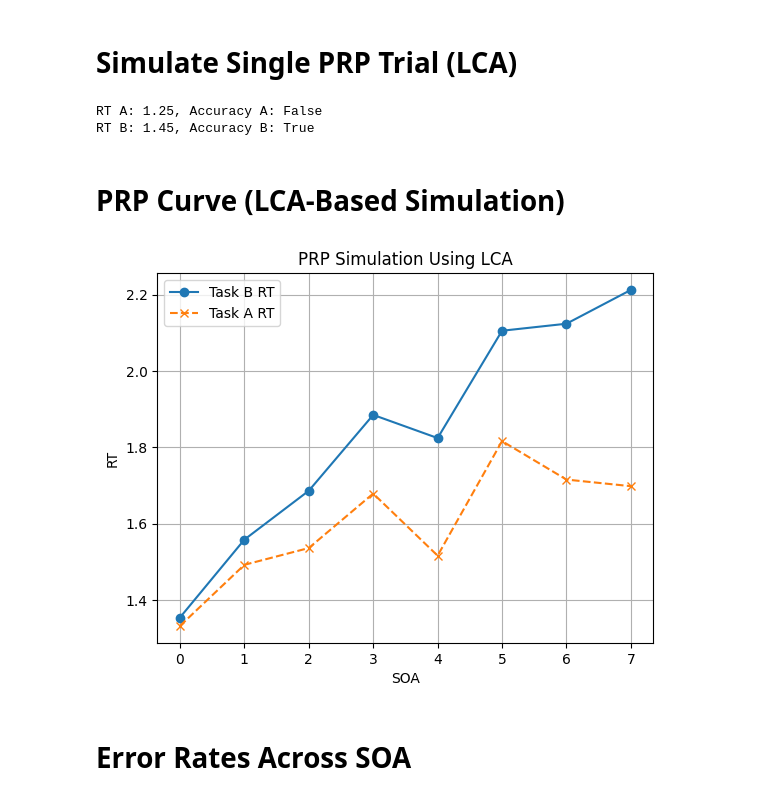
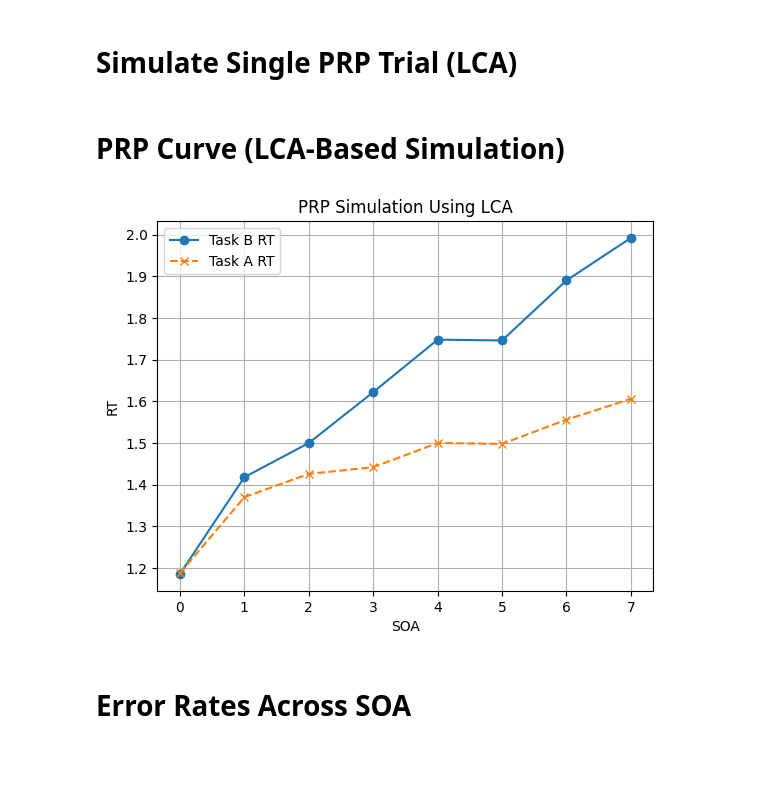
Before and after one commit to acesmeci/prp_model, a Jupyter notebook: PRP_Model.ipynb, the cells around one changed output. Drawn from its saved outputs; the diff is of its cells as text; code cells hidden in the pictures; blank space fills up the shorter version.

```diff
--- a/PRP_Model.ipynb
+++ b/PRP_Model.ipynb
@@ -22,9 +69,6 @@ importlib.reload(prp_simulator)
 # %% [markdown]
 # Train TaskNetwork
 # %%
-from prp_model.task_generator import generate_task_patterns
-from prp_model.nn_wrapper import TaskNetworkWrapper
-
 # Generate single-task training data
 inp, task, target, _ = generate_task_patterns(
     N_pathways=3, N_features=3, samples_per_task=5,
@@ -33,5 +77,5 @@ inp, task, target, _ = generate_task_patterns(
 
 # Create and train the network
 net = TaskNetworkWrapper(hidden_size=100)
-net.train_online(inp, task, target, n_epochs=200)
+net.train_online(inp, task, target, n_epochs=100)
 # %% [output]
@@ -58,70 +102,38 @@ Epoch 190 | Loss: 0.0021 | Accuracy: 1.00
 # %% [markdown]
 # Simulate Single PRP Trial (LCA)
-# %%
-from prp_model.prp_simulator import run_prp_trial
-from prp_model.task_generator import generate_task_patterns
-
-input_sgl, tasks_sgl, _, _ = generate_task_patterns(
-    N_pathways=3, N_features=3, samples_per_task=1,
-    relevant_tasks=[1, 2], seed=42
-)
-
-stim_a, stim_b = input_sgl[0], input_sgl[1]
-task_a, task_b = tasks_sgl[0], tasks_sgl[1]
-
-rt_a, acc_a, rt_b, acc_b, outputs = run_prp_trial(
-    task_net=net,
-    input_a=stim_a,
-    input_b=stim_b,
-    task_a=task_a,
-    task_b=task_b,
-    soa=3,
-    threshold=1.0,
-    tau_net=1.0,
-    tau_task=1.0,
-    persistence=0.8
-)
-
-print(f"RT A: {rt_a}, Accuracy A: {acc_a}")
-print(f"RT B: {rt_b}, Accuracy B: {acc_b}")
-# %% [output]
-RT A: 1.25, Accuracy A: False
-RT B: 1.45, Accuracy B: True
 # %% [markdown]
 # PRP Curve (LCA-Based Simulation)
 # %%
-from prp_model.prp_simulator import sweep_soa
-
 def simple_trial_generator():
     input_sgl, tasks_sgl, _, _ = generate_task_patterns(
         N_pathways=3, N_features=3, samples_per_task=1,
         relevant_tasks=[1, 2], seed=None
     )
     return input_sgl[0], input_sgl[1], tasks_sgl[0], tasks_sgl[1]
 
 results_lca = sweep_soa(
     task_net=net,
     trial_generator=simple_trial_generator,
     soa_values=list(range(0, 8)),
     n_trials_per_soa=50,
     threshold=1.0,
     tau_net=1.0,
     tau_task=1.0,
-    persistence=0.8,
+    persistence=0.0,
     verbose=False
 )
 
 # Plot RTs
 plt.plot(results_lca["soa"], results_lca["rt_b"], label="Task B RT", marker='o')
 plt.plot(results_lca["soa"], results_lca["rt_a"], label="Task A RT", marker='x', linestyle='--')
 plt.xlabel("SOA")
 plt.ylabel("RT")
 plt.title("PRP Simulation Using LCA")
 plt.grid(True)
 plt.legend()
 plt.show()
 # %% [output]
-[figure, old version]
+[figure, new version]
 # %% [markdown]
 # Error Rates Across SOA
 # %%
```
Also changed, not shown: parts of 15 cells of this notebook, 4 other files.
